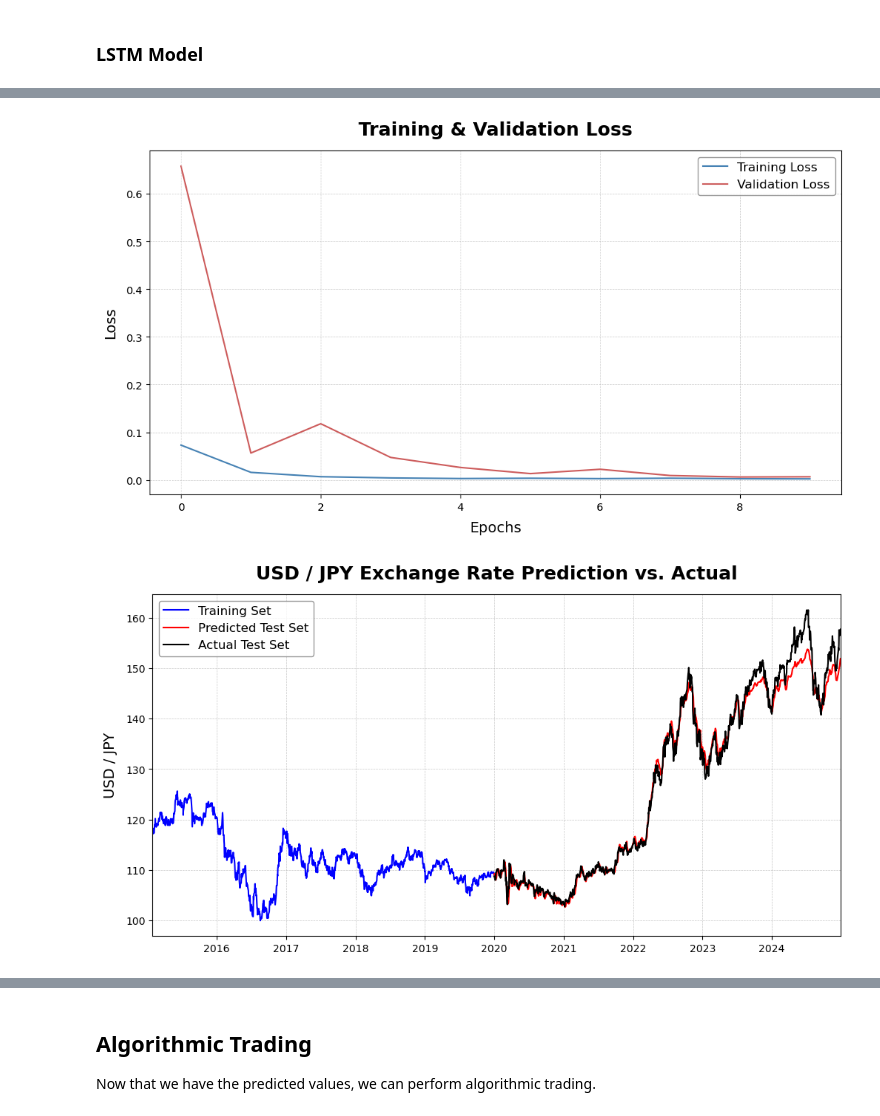
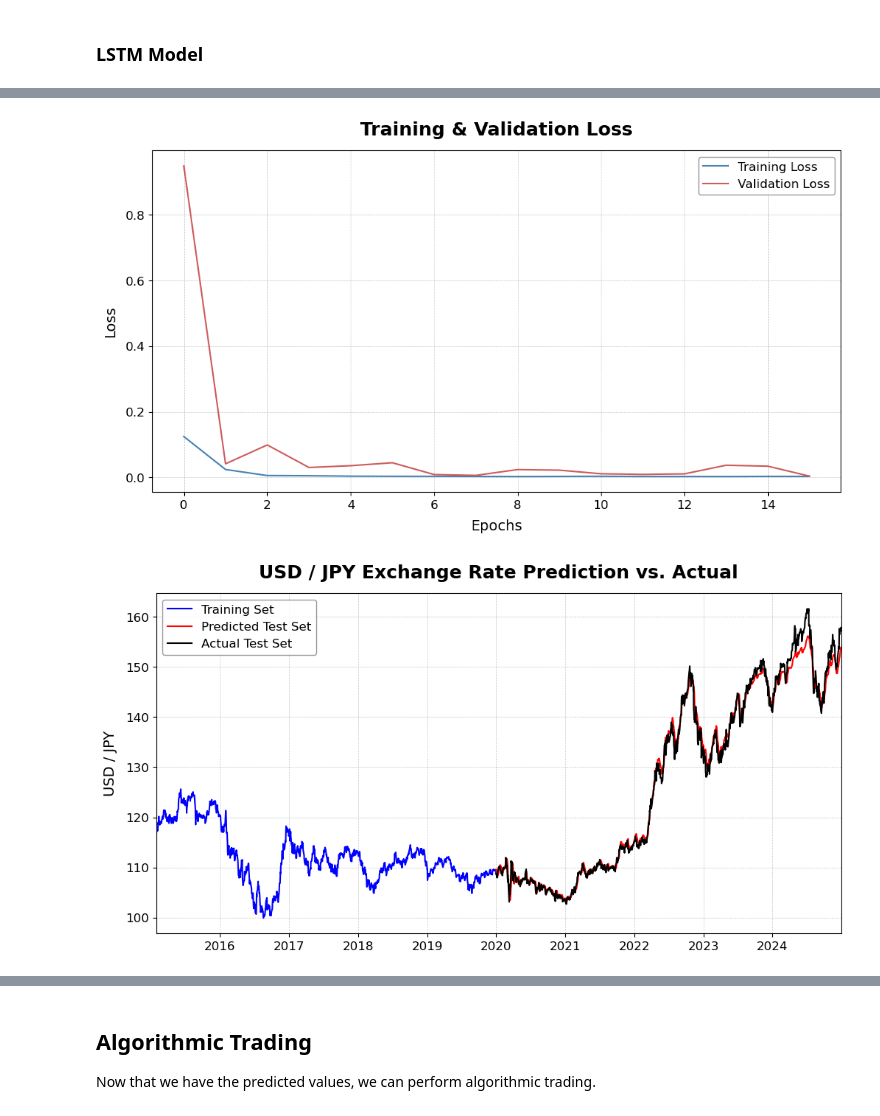
Before and after one commit to estasz/USDJPY-Quant-Trader, a Jupyter notebook: USDJPY.ipynb, the cells around one changed output, grey strips where cells are left out. Cells and saved outputs as stored; diff of their text form; code cells hidden in the pictures.

```diff
--- a/USDJPY.ipynb
+++ b/USDJPY.ipynb
@@ -50,18 +44,17 @@ Obtain the data from Yahoo Finance, keeping only the Date and Close. Read it and
 # %%
 # Obtain the Data from Yahoo Finance
 ticker = 'JPY=X'
-date_start = '2015-01-01'
-date_end = '2024-12-31'
+d_start = '2015-01-01'
+d_end = '2024-12-31'
 
-yen = yf.download(ticker, start=date_start, end=date_end, interval='1d', progress=False, auto_adjust=True)
+yen = yf.download(ticker, start=d_start, end=d_end, interval='1d', progress=False, auto_adjust=True)
 #yen = pd.read_csv('yenrate.csv') # If Yahoo Finance doesn't work
 
 if isinstance(yen.columns, pd.MultiIndex):
     yen.columns = yen.columns.droplevel(1)
 yen = yen.reset_index()
 
-# Keep only Date and Close
-yen = yen[['Date', 'Close']]
+yen = yen[['Date', 'Close']] # Keep only Date and Close
 # %%
 print("Days:", yen.shape[0])
 print("Features:", yen.shape[1])
@@ -354,24 +362,18 @@ class LSTMModel(nn.Module):
         self.lstm = nn.LSTM(X_train.shape[2], 480, 3, batch_first=True, dropout=0.2)
         self.silu = nn.SiLU() # Swish Activation
         self.dropout = nn.Dropout(0.2) # Dropout
-        self.fc1 = nn.Linear(480, 400)
-        self.fc2 = nn.Linear(400, 320)
-        self.fc3 = nn.Linear(320, 240)
-        self.fc4 = nn.Linear(240, 160)
-        self.fc5 = nn.Linear(160, 80)
-        self.fc6 = nn.Linear(80, 1)
+        self.fc1 = nn.Linear(480, 320)
+        self.fc2 = nn.Linear(320, 160)
+        self.fc3 = nn.Linear(160, 1)
 
     def forward(self, x):
         x, _ = self.lstm(x) # LSTM layers
         x = x[:, -1, :] # Normalize Output
         x = self.fc1(x)
+        x = self.dropout(x)
         x = self.fc2(x)
         x = self.dropout(x)
         x = self.fc3(x)
-        x = self.fc4(x)
-        x = self.dropout(x)
-        x = self.fc5(x)
-        x = self.fc6(x)
         x = self.silu(x) # Activation
         return x
 # %%
@@ -381,7 +383,7 @@ model = LSTMModel().to(device)
 criterion = nn.MSELoss()
 optimizer = optim.AdamW(model.parameters(), lr=0.001, weight_decay=1e-4)
 
-num_epochs = 10
+num_epochs = 16
 batch_size = 50
 train_losses, val_losses = [], []
 epoch_times = []
@@ -442,15 +450,17 @@ Epoch 10, Training Loss: 0.0022, Validation Loss: 0.0066, Time: 10.01 seconds
 # %%
 plt.figure(figsize=(12, 6))
 plt.plot(train_losses, label='Training Loss', color='steelblue', lw=1.5)
 plt.plot(val_losses, label='Validation Loss', color='indianred', lw=1.5)
 plt.title('Training & Validation Loss', fontsize=18, fontweight='bold', pad=15)
 plt.xlabel('Epochs', fontsize=14, labelpad=8)
 plt.ylabel('Loss', fontsize=14, labelpad=8)
 plt.grid(which='major', linestyle='--', lw=0.5, alpha=0.7)
 plt.legend(fontsize=12, frameon=True, edgecolor='gray', loc='upper right')
+plt.xticks(fontsize=12)
+plt.yticks(fontsize=12)
 plt.show()
 # %% [output]
-[figure, old version]
+[figure, new version]
 # %%
 # Testing and Evaluation
 model.eval()
@@ -473,9 +483,11 @@ plt.ylabel('USD / JPY', fontsize=14, labelpad=8)
 plt.xlim(min(yen['Date']), max(yen['Date']))
 plt.grid(which='major', linestyle='--', lw=0.5, alpha=0.7)
 plt.legend(fontsize=12, frameon=True, edgecolor='gray', loc='upper left')
+plt.xticks(fontsize=12)
+plt.yticks(fontsize=12)
 plt.show()
 # %% [output]
-[figure, old version]
+[figure, new version]
 # %%
 colors = {0: 'blue', 1: 'green', 2: 'red'}
 
```
Also changed, not shown: parts of 24 cells of this notebook.
